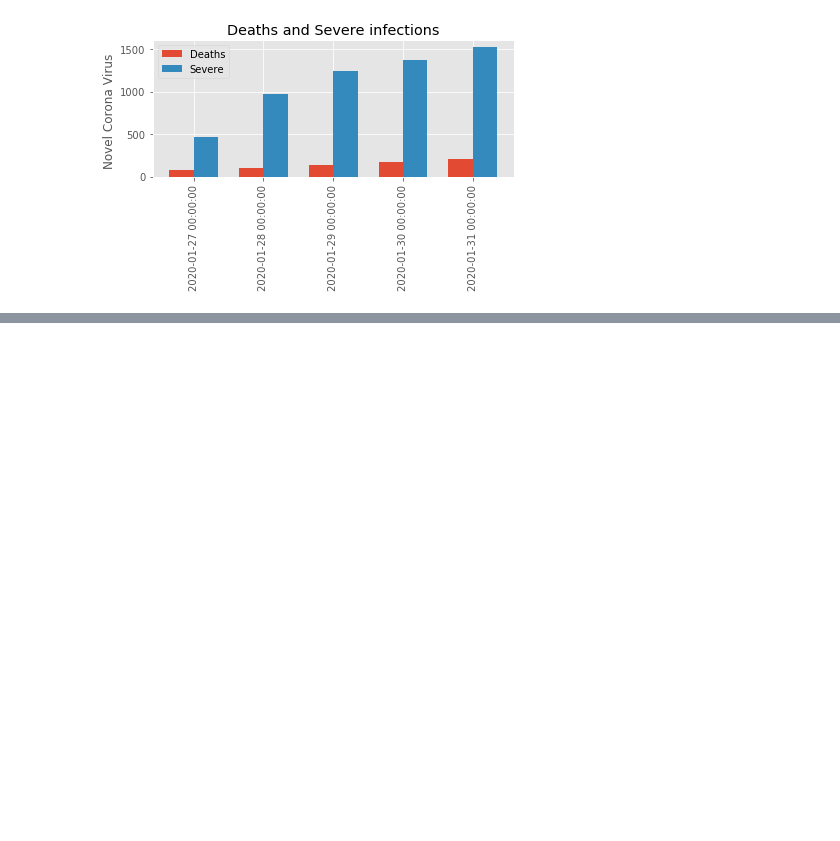
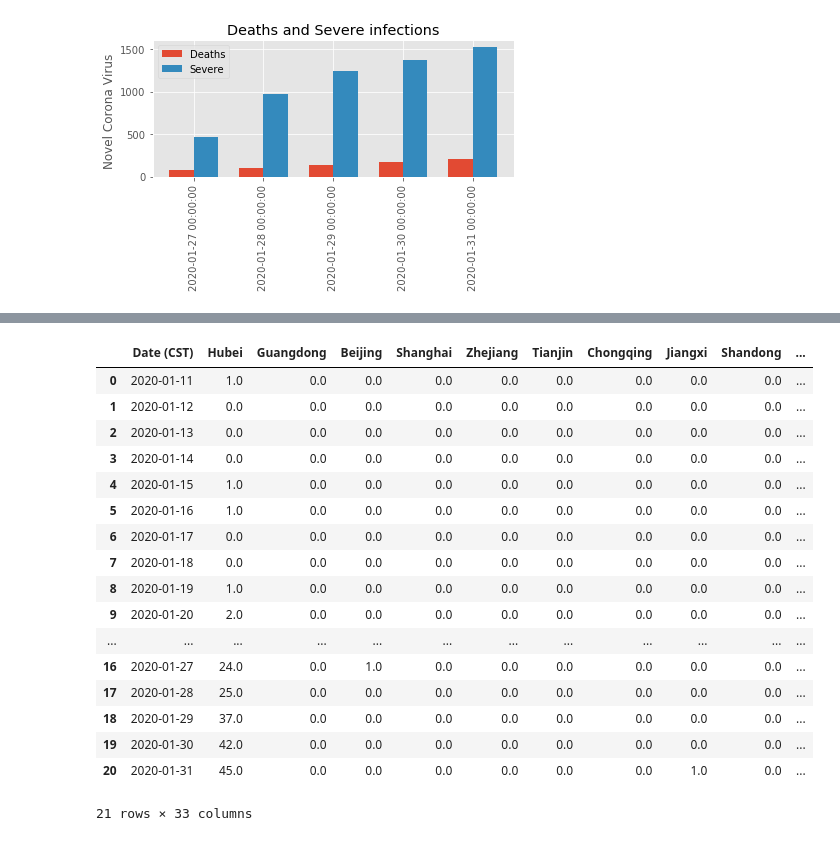
Before and after one commit to lxrocks/2019-nCoV, a Jupyter notebook: CoronaVirusData.ipynb, the cells around one changed output, grey strips where cells are left out. Drawn from its saved outputs; the diff is of its cells as text; code cells hidden in the pictures; blank space fills up the shorter version.

```diff
--- a/CoronaVirusData.ipynb
+++ b/CoronaVirusData.ipynb
@@ -185,0 +154,11 @@ plt.show()
+# %%
+TimeLineUrl = "https://en.wikipedia.org/wiki/Timeline_of_the_2019%E2%80%9320_Wuhan_coronavirus_outbreak"
+# %%
+# Scrape a few tables of data from this page
+#
+wtd = pd.read_html(TimeLineUrl)
+
+MainLandChina = wtd[2]
+ByProvinceConfirmed = wtd[3]
+ByProvinceDeaths = wtd[4]
+ByProvinceRecovered = wtd[5]
@@ -185,0 +176,24 @@ plt.show()
+# %%
+ByProvinceDeaths.drop(len(ByProvinceDeaths)-1,inplace=True)
+ByProvinceDeaths.fillna(0,inplace=True)
+ByProvinceDeaths['Date (CST)'] = ByProvinceDeaths['Date (CST)'].apply(pd.to_datetime)
+ByProvinceDeaths
+# %% [output]
+|  | Date (CST) | Hubei | Guangdong | Beijing | Shanghai | Zhejiang | Tianjin | Chongqing | Jiangxi | Shandong | ... |
+| 0 | 2020-01-11 | 1.0 | 0.0 | 0.0 | 0.0 | 0.0 | 0.0 | 0.0 | 0.0 | 0.0 | ... |
+| 1 | 2020-01-12 | 0.0 | 0.0 | 0.0 | 0.0 | 0.0 | 0.0 | 0.0 | 0.0 | 0.0 | ... |
+| 2 | 2020-01-13 | 0.0 | 0.0 | 0.0 | 0.0 | 0.0 | 0.0 | 0.0 | 0.0 | 0.0 | ... |
+| 3 | 2020-01-14 | 0.0 | 0.0 | 0.0 | 0.0 | 0.0 | 0.0 | 0.0 | 0.0 | 0.0 | ... |
+| 4 | 2020-01-15 | 1.0 | 0.0 | 0.0 | 0.0 | 0.0 | 0.0 | 0.0 | 0.0 | 0.0 | ... |
+| 5 | 2020-01-16 | 1.0 | 0.0 | 0.0 | 0.0 | 0.0 | 0.0 | 0.0 | 0.0 | 0.0 | ... |
+| 6 | 2020-01-17 | 0.0 | 0.0 | 0.0 | 0.0 | 0.0 | 0.0 | 0.0 | 0.0 | 0.0 | ... |
+| 7 | 2020-01-18 | 0.0 | 0.0 | 0.0 | 0.0 | 0.0 | 0.0 | 0.0 | 0.0 | 0.0 | ... |
+| 8 | 2020-01-19 | 1.0 | 0.0 | 0.0 | 0.0 | 0.0 | 0.0 | 0.0 | 0.0 | 0.0 | ... |
+| 9 | 2020-01-20 | 2.0 | 0.0 | 0.0 | 0.0 | 0.0 | 0.0 | 0.0 | 0.0 | 0.0 | ... |
+| ... | ... | ... | ... | ... | ... | ... | ... | ... | ... | ... | ... |
+| 16 | 2020-01-27 | 24.0 | 0.0 | 1.0 | 0.0 | 0.0 | 0.0 | 0.0 | 0.0 | 0.0 | ... |
+| 17 | 2020-01-28 | 25.0 | 0.0 | 0.0 | 0.0 | 0.0 | 0.0 | 0.0 | 0.0 | 0.0 | ... |
+| 18 | 2020-01-29 | 37.0 | 0.0 | 0.0 | 0.0 | 0.0 | 0.0 | 0.0 | 0.0 | 0.0 | ... |
+| 19 | 2020-01-30 | 42.0 | 0.0 | 0.0 | 0.0 | 0.0 | 0.0 | 0.0 | 0.0 | 0.0 | ... |
+| 20 | 2020-01-31 | 45.0 | 0.0 | 0.0 | 0.0 | 0.0 | 0.0 | 0.0 | 1.0 | 0.0 | ... |
+21 rows × 33 columns
```
Also changed, not shown: parts of 11 cells of this notebook.
